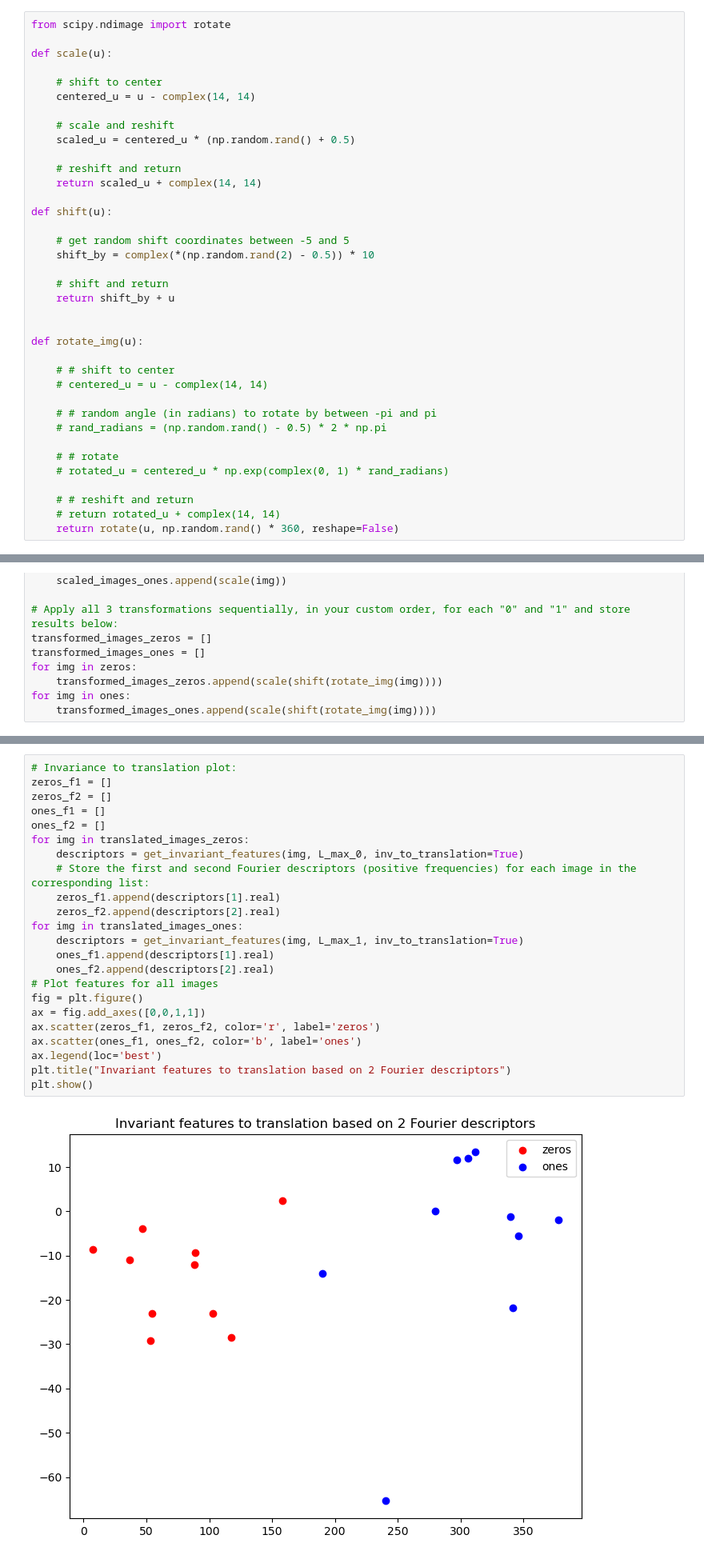
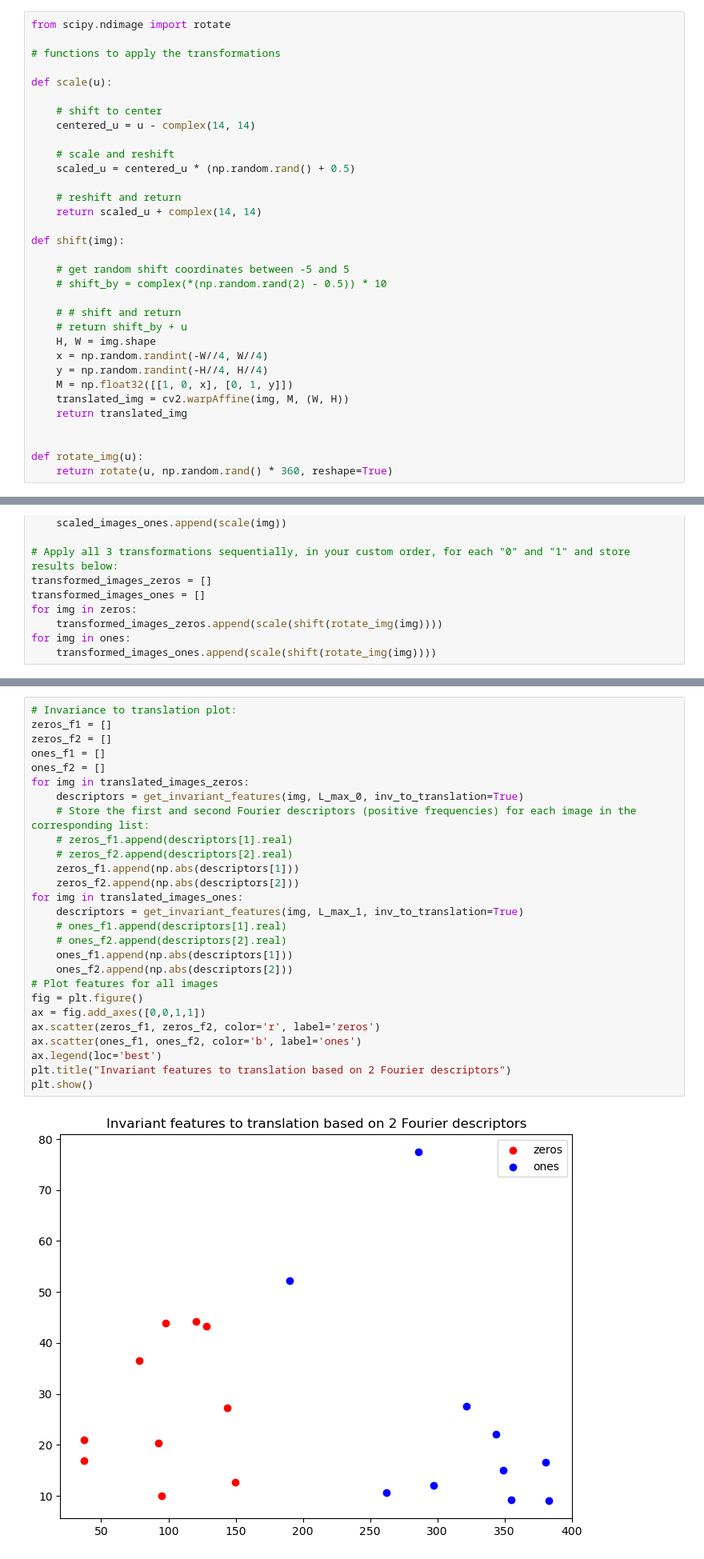
Before and after one commit to lindadelacombaz/iapr-2023, a Jupyter notebook: lab_02_object_description.ipynb, the cells around one changed output, grey strips where cells are left out. Shown at 80% size. Drawn from its saved outputs; the diff is of its cells as text.

```diff
--- a/lab_02_object_description.ipynb
+++ b/lab_02_object_description.ipynb
@@ -829,5 +568,7 @@ Method 2
 # %%
 from scipy.ndimage import rotate
+
+# functions to apply the transformations
 
 def scale(u):
 
@@ -840,29 +581,23 @@ def scale(u):
     # reshift and return
     return scaled_u + complex(14, 14)
 
-def shift(u):
+def shift(img):
 
     # get random shift coordinates between -5 and 5
-    shift_by = complex(*(np.random.rand(2) - 0.5)) * 10
+    # shift_by = complex(*(np.random.rand(2) - 0.5)) * 10
 
-    # shift and return
-    return shift_by + u
+    # # shift and return
+    # return shift_by + u
+    H, W = img.shape
+    x = np.random.randint(-W//4, W//4)
+    y = np.random.randint(-H//4, H//4)
+    M = np.float32([[1, 0, x], [0, 1, y]])
+    translated_img = cv2.warpAffine(img, M, (W, H))
+    return translated_img
 
 
 def rotate_img(u):
-
-    # # shift to center
-    # centered_u = u - complex(14, 14)
-
-    # # random angle (in radians) to rotate by between -pi and pi
-    # rand_radians = (np.random.rand() - 0.5) * 2 * np.pi
-
-    # # rotate
-    # rotated_u = centered_u * np.exp(complex(0, 1) * rand_radians)
-
-    # # reshift and return
-    # return rotated_u + complex(14, 14)
-    return rotate(u, np.random.rand() * 360, reshape=False)
+    return rotate(u, np.random.rand() * 360, reshape=True)
 # %%
 # We will define 4 sets of new images below
 np.random.seed(43)
@@ -900,28 +661,32 @@ for img in ones:
 # %%
 # Invariance to translation plot:
 zeros_f1 = []
 zeros_f2 = []
 ones_f1 = []
 ones_f2 = []
 for img in translated_images_zeros:
     descriptors = get_invariant_features(img, L_max_0, inv_to_translation=True)
     # Store the first and second Fourier descriptors (positive frequencies) for each image in the corresponding list:
-    zeros_f1.append(descriptors[1].real)
-    zeros_f2.append(descriptors[2].real)
+    # zeros_f1.append(descriptors[1].real)
+    # zeros_f2.append(descriptors[2].real)
+    zeros_f1.append(np.abs(descriptors[1]))
+    zeros_f2.append(np.abs(descriptors[2]))
 for img in translated_images_ones:
     descriptors = get_invariant_features(img, L_max_1, inv_to_translation=True)
-    ones_f1.append(descriptors[1].real)
-    ones_f2.append(descriptors[2].real)
+    # ones_f1.append(descriptors[1].real)
+    # ones_f2.append(descriptors[2].real)
+    ones_f1.append(np.abs(descriptors[1]))
+    ones_f2.append(np.abs(descriptors[2]))
 # Plot features for all images
 fig = plt.figure()
 ax = fig.add_axes([0,0,1,1])
 ax.scatter(zeros_f1, zeros_f2, color='r', label='zeros')
 ax.scatter(ones_f1, ones_f2, color='b', label='ones')
 ax.legend(loc='best')
 plt.title("Invariant features to translation based on 2 Fourier descriptors")
 plt.show()
 # %% [output]
-[figure, old version]
+[figure, new version]
 # %%
 # Invariance to rotation plot:
 zeros_f1 = []
```
Also changed, not shown: parts of 50 cells of this notebook.
